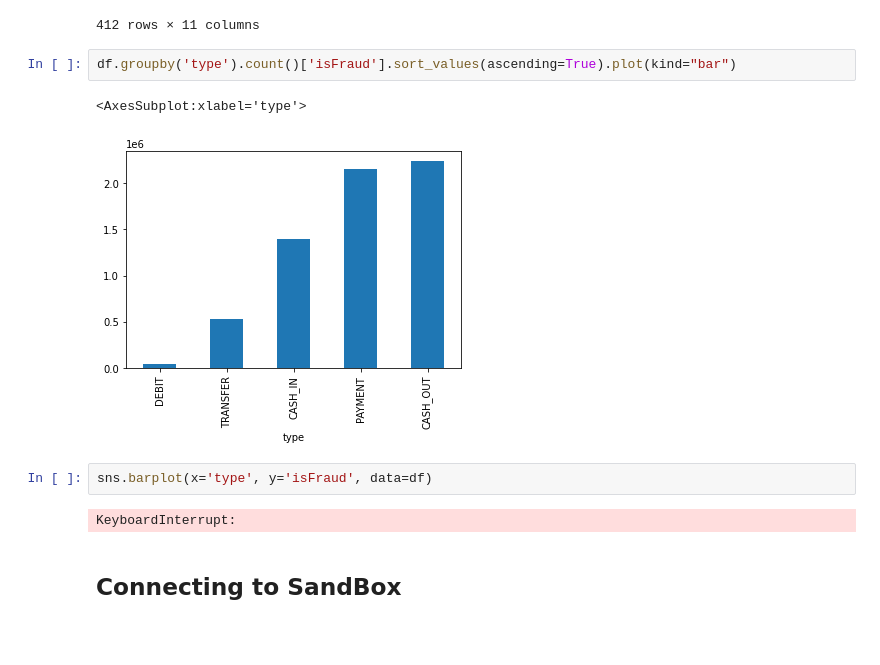
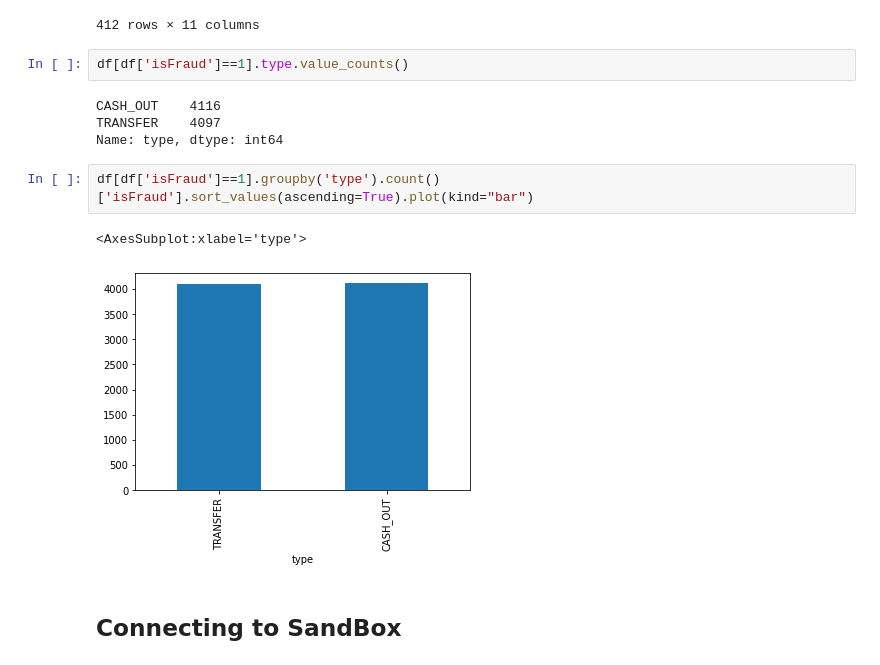
Before and after one commit to BiaPri/Graph_Fraud_Detection, a Jupyter notebook: Neo_Driver.ipynb, the cells around one changed output. Drawn from its saved outputs; the diff is of its cells as text; blank space fills up the shorter version.

```diff
--- a/Neo_Driver.ipynb
+++ b/Neo_Driver.ipynb
@@ -74,15 +74,17 @@ df[(df['isFraud']==1) & (df['amount']>8e6)]
 | 6362582 | 741 | TRANSFER | 10000000.0 | C1945606464 | 15674547.89 | 5674547.89 | C625944676 | 0.00 | ... |
 | 6362583 | 741 | CASH_OUT | 10000000.0 | C1668034607 | 10000000.00 | 0.00 | C1250722530 | 192912.98 | ... |
 412 rows × 11 columns
+# %%
+df[df['isFraud']==1].type.value_counts()
+# %% [output]
+CASH_OUT    4116
+TRANSFER    4097
+Name: type, dtype: int64
 # %%
-df.groupby('type').count()['isFraud'].sort_values(ascending=True).plot(kind="bar")
+df[df['isFraud']==1].groupby('type').count()['isFraud'].sort_values(ascending=True).plot(kind="bar")
 # %% [output]
 <AxesSubplot:xlabel='type'>
-[figure, old version]
+[figure, new version]
-# %%
-sns.barplot(x='type', y='isFraud', data=df)
-# %% [output]
-KeyboardInterrupt:
 # %% [markdown]
 ## Connecting to SandBox
 # %%
```
